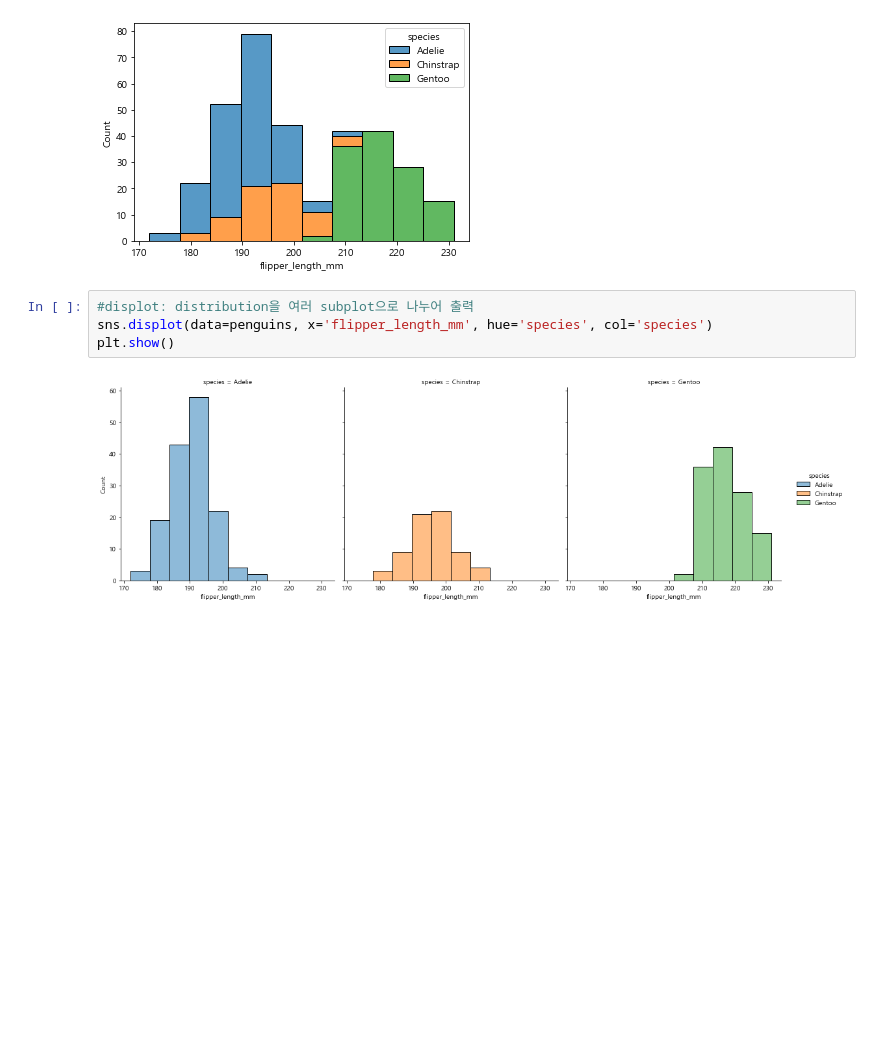
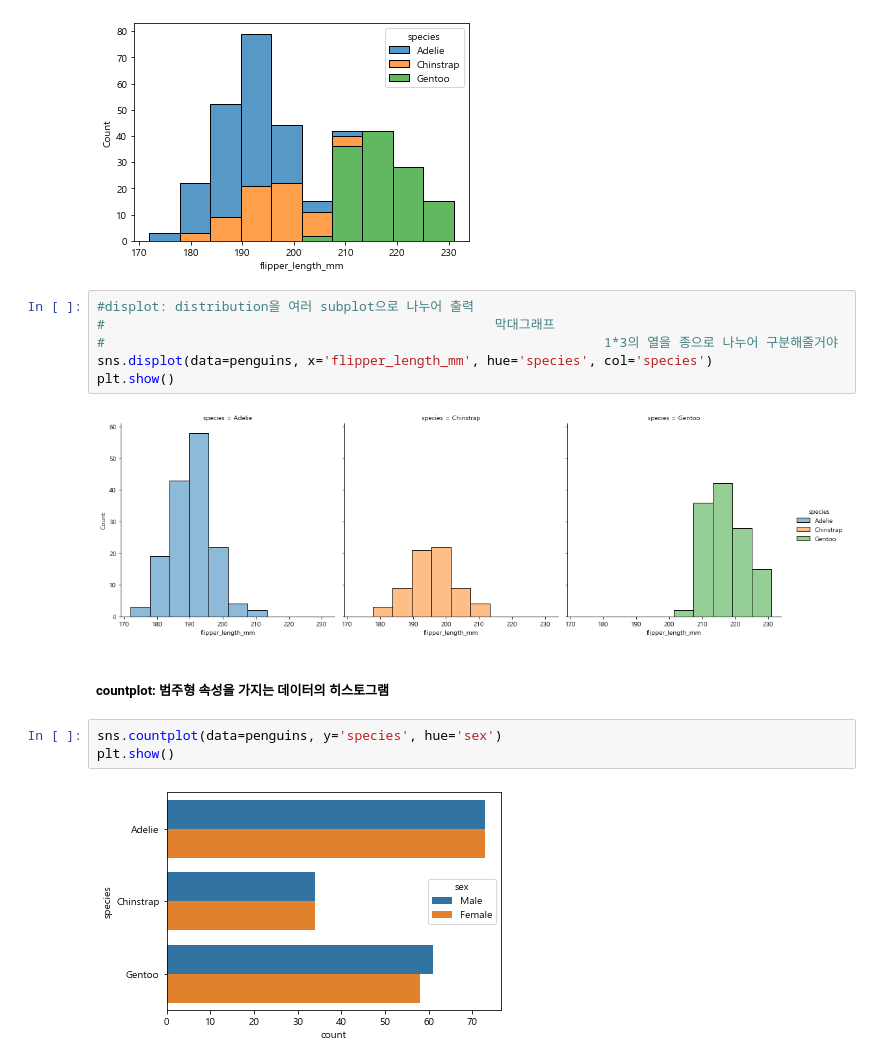
Before and after one commit to eeyeji/Python_Library, a Jupyter notebook: 4일차/penguins.ipynb, the cells around one changed output. Cells and saved outputs as stored; diff of their text form; blank space fills up the shorter version.

Commit message:
Penguins

```diff
--- a/penguins.ipynb
+++ b/4일차/penguins.ipynb
@@ -30,7 +30,16 @@ plt.show()
 [figure]
 # %%
 #displot: distribution을 여러 subplot으로 나누어 출력
+#                                                  막대그래프
+#                                                                1*3의 열을 종으로 나누어 구분해줄거야
 sns.displot(data=penguins, x='flipper_length_mm', hue='species', col='species')
 plt.show()
 # %% [output]
 [figure]
+# %% [markdown]
+##### countplot: 범주형 속성을 가지는 데이터의 히스토그램
+# %%
+sns.countplot(data=penguins, y='species', hue='sex')
+plt.show()
+# %% [output]
+[figure, added]
```
Also changed, not shown: parts of 1 cell of this notebook.
